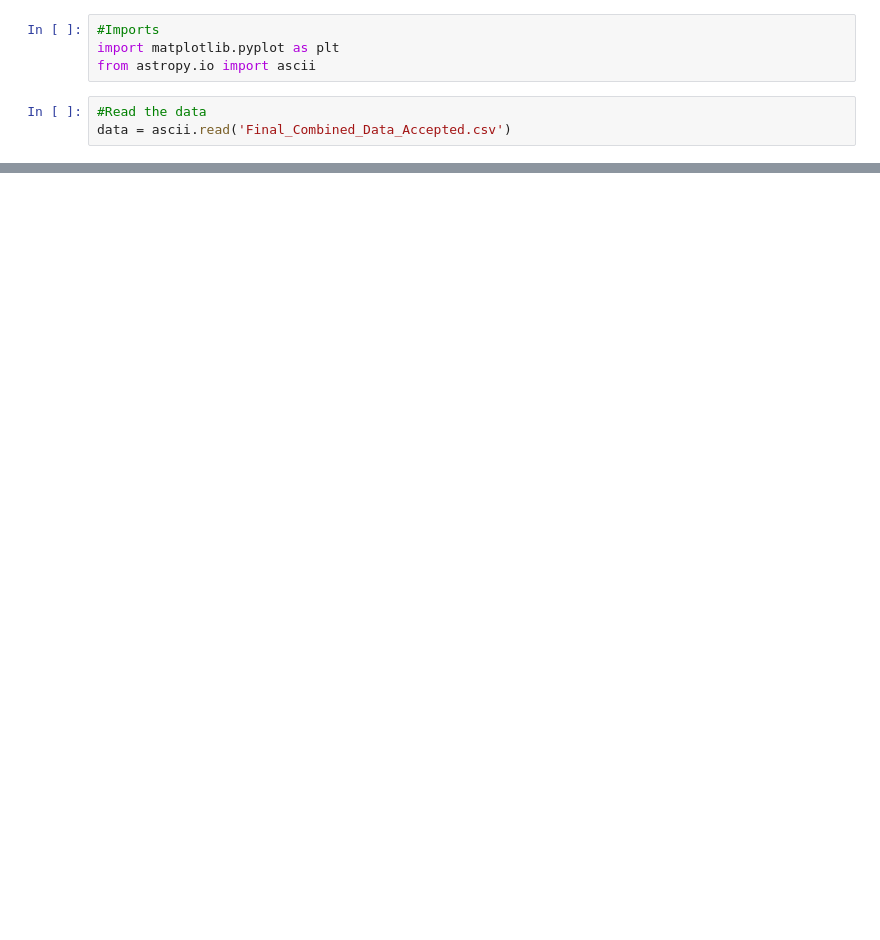
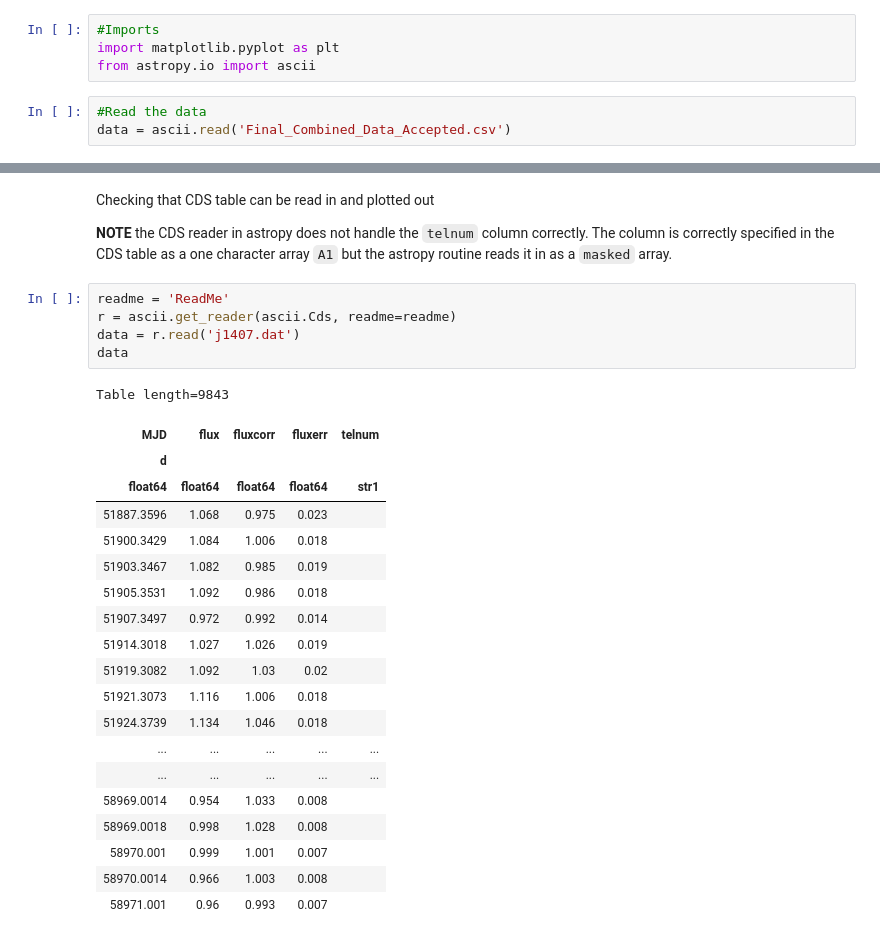
Before and after one commit to StanBarmentloo/A-search-for-transiting-companions-in-the-J1407-system, a Jupyter notebook: Data/Plotting_The_Final_Data.ipynb, the cells around one changed output, grey strips where cells are left out. Saved outputs shown, nothing was run; the diff lists cells and outputs as text; blank space fills up the shorter version.

```diff
--- a/Data/Plotting_The_Final_Data.ipynb
+++ b/Data/Plotting_The_Final_Data.ipynb
@@ -20,0 +21,30 @@ plt.show()
+# %% [markdown]
+Checking that CDS table can be read in and plotted out
+
+**NOTE** the CDS reader in astropy does not handle the `telnum` column correctly. The column is correctly specified in the CDS table as a one character array `A1` but the astropy routine reads it in as a `masked` array.
+# %%
+readme = 'ReadMe'
+r = ascii.get_reader(ascii.Cds, readme=readme)
+data = r.read('j1407.dat')
+data
+# %% [output]
+Table length=9843
+| MJD | flux | fluxcorr | fluxerr | telnum |
+| d |  |  |  |  |
+| float64 | float64 | float64 | float64 | str1 |
+| 51887.3596 | 1.068 | 0.975 | 0.023 |  |
+| 51900.3429 | 1.084 | 1.006 | 0.018 |  |
+| 51903.3467 | 1.082 | 0.985 | 0.019 |  |
+| 51905.3531 | 1.092 | 0.986 | 0.018 |  |
+| 51907.3497 | 0.972 | 0.992 | 0.014 |  |
+| 51914.3018 | 1.027 | 1.026 | 0.019 |  |
+| 51919.3082 | 1.092 | 1.03 | 0.02 |  |
+| 51921.3073 | 1.116 | 1.006 | 0.018 |  |
+| 51924.3739 | 1.134 | 1.046 | 0.018 |  |
+| ... | ... | ... | ... | ... |
+| ... | ... | ... | ... | ... |
+| 58969.0014 | 0.954 | 1.033 | 0.008 |  |
+| 58969.0018 | 0.998 | 1.028 | 0.008 |  |
+| 58970.001 | 0.999 | 1.001 | 0.007 |  |
+| 58970.0014 | 0.966 | 1.003 | 0.008 |  |
+| 58971.001 | 0.96 | 0.993 | 0.007 |  |
```
Also changed, not shown: parts of 2 cells of this notebook, 3 other files.
